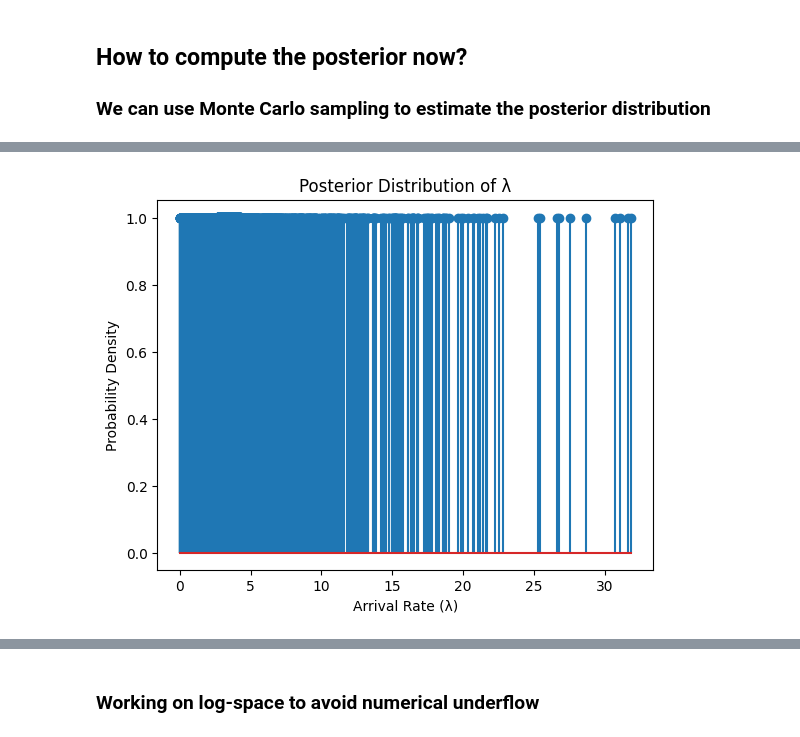
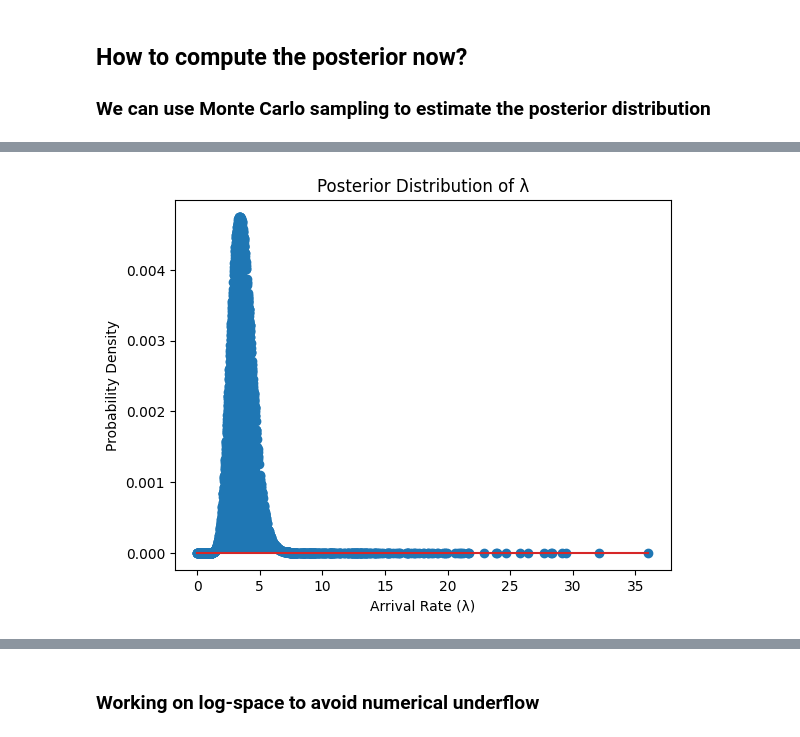
Before and after one commit to iurteagalab/stats_for_ai, a Jupyter notebook: labs_full/lab_03_bayes_full.ipynb, the cells around one changed output, grey strips where cells are left out. Drawn from its saved outputs; the diff is of its cells as text; code cells hidden in the pictures.

```diff
--- a/labs_full/lab_03_bayes_full.ipynb
+++ b/labs_full/lab_03_bayes_full.ipynb
@@ -514,15 +514,15 @@ plt.show()
 # %%
 # Plot the posterior distribution, by using the samples and their weights, via a stem-plot
 plt.stem(
     prior_samples,
-    np.exp(posterior),
+    posterior,
 )
 plt.xlabel('Arrival Rate (λ)')
 plt.ylabel('Probability Density')
 plt.title('Posterior Distribution of λ')
 plt.show()
 # %% [output]
-[figure, old version]
+[figure, new version]
 # %%
 # Calculate the posterior mean and variance
 posterior_mean = np.mean(posterior)
```
Also changed, not shown: parts of 18 cells of this notebook, 1 other file.
